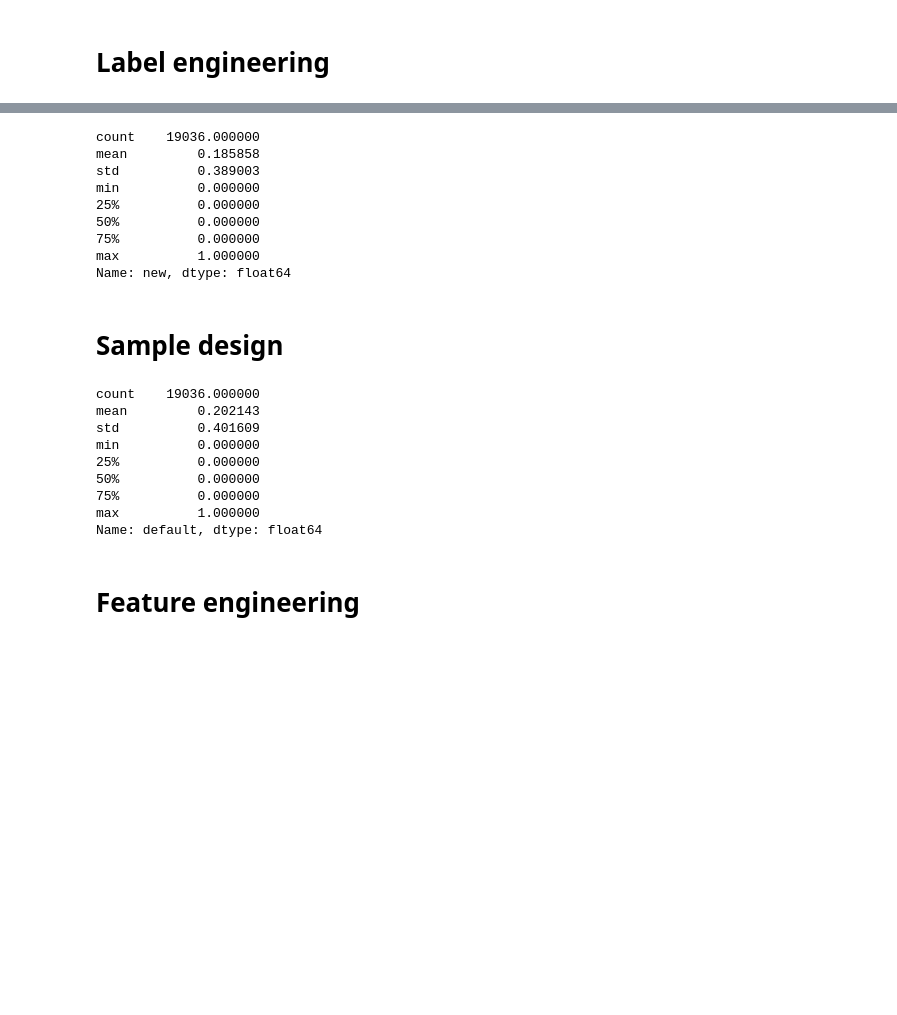
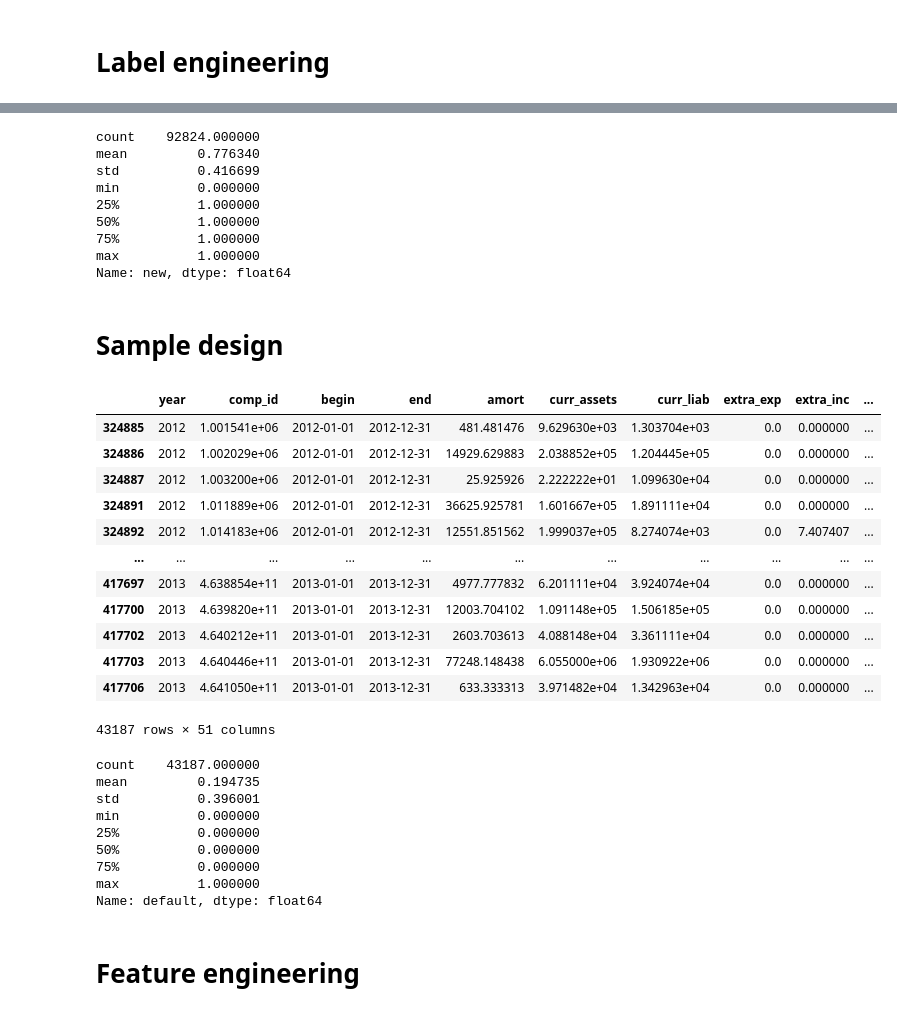
Before and after one commit to ghadena/DA3, a Jupyter notebook: assignment_2/ch17-firm-exit-data-prep.ipynb, the cells around one changed output, grey strips where cells are left out. Cells and saved outputs as stored; diff of their text form; code cells hidden in the pictures; blank space fills up the shorter version.

```diff
--- a/assignment_2/ch17-firm-exit-data-prep.ipynb
+++ b/assignment_2/ch17-firm-exit-data-prep.ipynb
@@ -71,7 +71,7 @@ data["default"] = (
     & (data.groupby("comp_id")["status_alive"].shift(-2) == 0)
 ).astype(int)
 # %%
-#data = data[data['year'].isin([2012, 2013])]
+data = data[data['year'].isin([2012, 2013])]
 # %%
 data.year.value_counts()
 # %% [output]
@@ -163,28 +150,44 @@ data["d1_sales_mil_log"] = np.where(
 # %%
 data["new"].describe()
 # %% [output]
-count    19036.000000
-mean         0.185858
-std          0.389003
+count    92824.000000
+mean         0.776340
+std          0.416699
 min          0.000000
-25%          0.000000
-50%          0.000000
-75%          0.000000
+25%          1.000000
+50%          1.000000
+75%          1.000000
 max          1.000000
 Name: new, dtype: float64
 # %% [markdown]
 # Sample design
 # %%
 # look at cross section
-data = data.query("year==2012 & year == 2013 & status_alive == 1")
+data = data.query("year==2012 or year ==2013 & status_alive == 1")
 # look at firms below 10m euro revenues and above 1000 euros
 data = data.query("sales_mil<=10 & sales_mil>=0.001")
+# %%
+data
+# %% [output]
+|  | year | comp_id | begin | end | amort | curr_assets | curr_liab | extra_exp | extra_inc | ... |
+| 324885 | 2012 | 1.001541e+06 | 2012-01-01 | 2012-12-31 | 481.481476 | 9.629630e+03 | 1.303704e+03 | 0.0 | 0.000000 | ... |
+| 324886 | 2012 | 1.002029e+06 | 2012-01-01 | 2012-12-31 | 14929.629883 | 2.038852e+05 | 1.204445e+05 | 0.0 | 0.000000 | ... |
+| 324887 | 2012 | 1.003200e+06 | 2012-01-01 | 2012-12-31 | 25.925926 | 2.222222e+01 | 1.099630e+04 | 0.0 | 0.000000 | ... |
+| 324891 | 2012 | 1.011889e+06 | 2012-01-01 | 2012-12-31 | 36625.925781 | 1.601667e+05 | 1.891111e+04 | 0.0 | 0.000000 | ... |
+| 324892 | 2012 | 1.014183e+06 | 2012-01-01 | 2012-12-31 | 12551.851562 | 1.999037e+05 | 8.274074e+03 | 0.0 | 7.407407 | ... |
+| ... | ... | ... | ... | ... | ... | ... | ... | ... | ... | ... |
+| 417697 | 2013 | 4.638854e+11 | 2013-01-01 | 2013-12-31 | 4977.777832 | 6.201111e+04 | 3.924074e+04 | 0.0 | 0.000000 | ... |
+| 417700 | 2013 | 4.639820e+11 | 2013-01-01 | 2013-12-31 | 12003.704102 | 1.091148e+05 | 1.506185e+05 | 0.0 | 0.000000 | ... |
+| 417702 | 2013 | 4.640212e+11 | 2013-01-01 | 2013-12-31 | 2603.703613 | 4.088148e+04 | 3.361111e+04 | 0.0 | 0.000000 | ... |
+| 417703 | 2013 | 4.640446e+11 | 2013-01-01 | 2013-12-31 | 77248.148438 | 6.055000e+06 | 1.930922e+06 | 0.0 | 0.000000 | ... |
+| 417706 | 2013 | 4.641050e+11 | 2013-01-01 | 2013-12-31 | 633.333313 | 3.971482e+04 | 1.342963e+04 | 0.0 | 0.000000 | ... |
+43187 rows × 51 columns
 # %%
 data["default"].describe()
 # %% [output]
-count    19036.000000
-mean         0.202143
-std          0.401609
+count    43187.000000
+mean         0.194735
+std          0.396001
 min          0.000000
 25%          0.000000
 50%          0.000000
```
Also changed, not shown: parts of 19 cells of this notebook, 2 other files.
